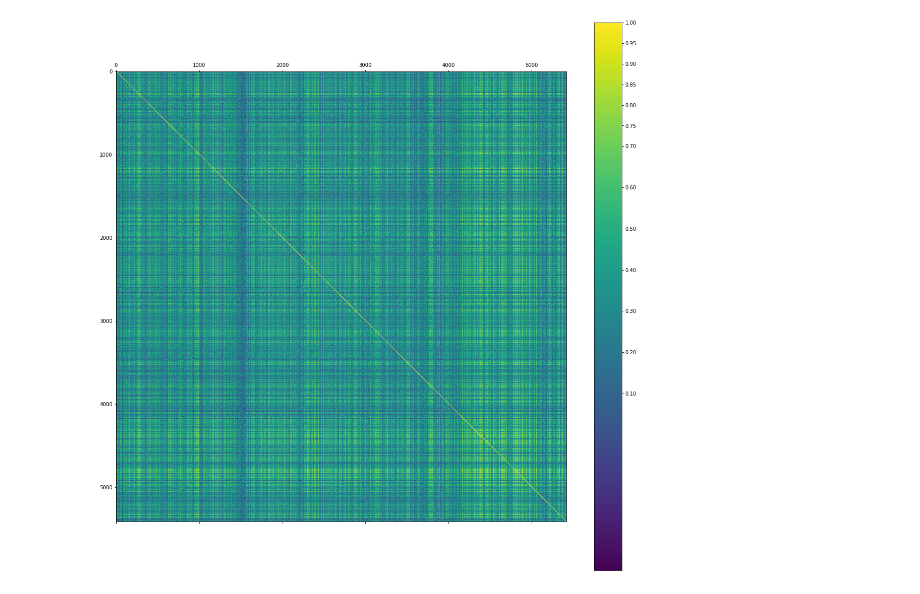
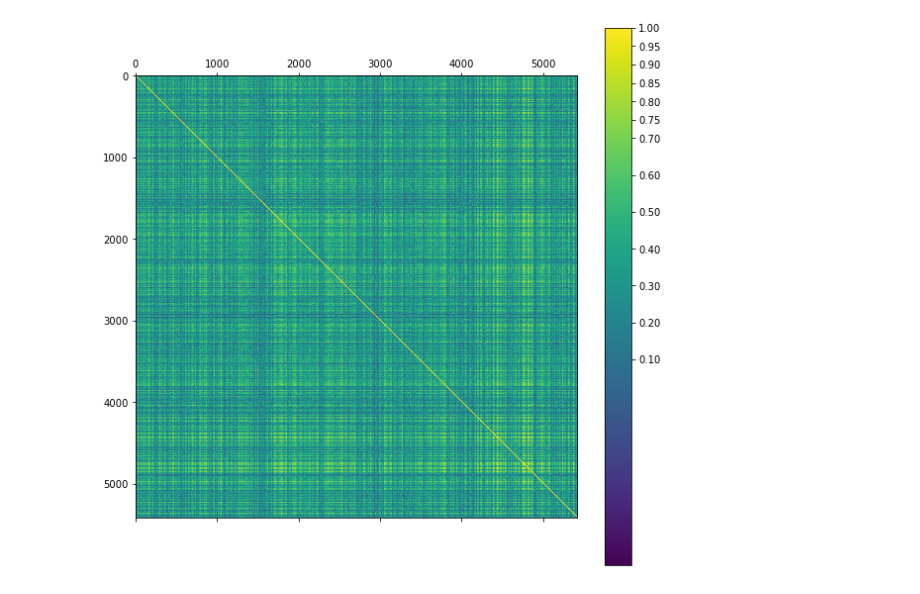
Before and after one commit to HSV-AI/bug-analysis, a Jupyter notebook: Doc2Vec.ipynb, the cells around one changed output. Saved outputs shown, nothing was run; the diff lists cells and outputs as text; code cells hidden in the pictures.

```diff
--- a/Doc2Vec.ipynb
+++ b/Doc2Vec.ipynb
@@ -51,8 +112,9 @@ def tokenize_spacy(text):
     doc = nlp(text)
     for sent in doc.sents:
         for token in sent:
-#             if re.fullmatch('[a-zA-Z]+', token.text) and not token.is_stop:
+#            if re.fullmatch('[a-zA-Z]+', token.text) and not token.is_stop:
 #            if token.pos_ in filter and re.fullmatch('[a-zA-Z]+', token.text):
             if re.fullmatch('[a-zA-Z]+', token.text):
-                filtered_tokens.append(token.lemma_)
+#                 filtered_tokens.append(token.lemma_)
+                filtered_tokens.append(token.text)
     return filtered_tokens
@@ -153,10 +259,0 @@ Checking Self vs Other similarity.
-# %%
-ranks = []
-second_ranks = []
-for doc_id in range(len(train_corpus)):
-    inferred_vector = model.infer_vector(train_corpus[doc_id].words)
-    sims = model.docvecs.most_similar([inferred_vector], topn=len(model.docvecs))
-    rank = [docid for docid, sim in sims].index(doc_id)
-    ranks.append(rank)
-
-    second_ranks.append(sims[1])
@@ -172,0 +287,10 @@ for doc_id in range(len(train_corpus)):
+# %%
+next_similar = []
+for doc_id in range(len(train_corpus)):
+    sims = model.docvecs.most_similar(train_corpus[doc_id].tags[0])
+    next_similar.append(sims[0][1])
+
+sns.distplot(next_similar, kde=False, rug=True)
+
+print(statistics.mean(next_similar))
+print(statistics.stdev(next_similar))
@@ -173,11 +334,16 @@ for doc_id in range(len(train_corpus)):
 # %%
 from sklearn.metrics.pairwise import cosine_similarity
+
+X = []
+for doc_id in range(len(train_corpus)):
+    inferred_vector = model.infer_vector(train_corpus[doc_id].words)
+    X.append(inferred_vector)
+
 matrix = cosine_similarity(X)
 
-fig, ax = plt.subplots(figsize=(20,20))
+fig, ax = plt.subplots(figsize=(10,10))
 cax = ax.matshow(matrix, interpolation='nearest')
-# ax.grid(True)
 fig.colorbar(cax, ticks=[0.1, 0.2, 0.3, 0.4, 0.5, 0.6, 0.7, .75,.8,.85,.90,.95,1])
 plt.show()
 # %% [output]
-[figure, old version]
+[figure, new version]
```
Also changed, not shown: parts of 52 cells of this notebook.
